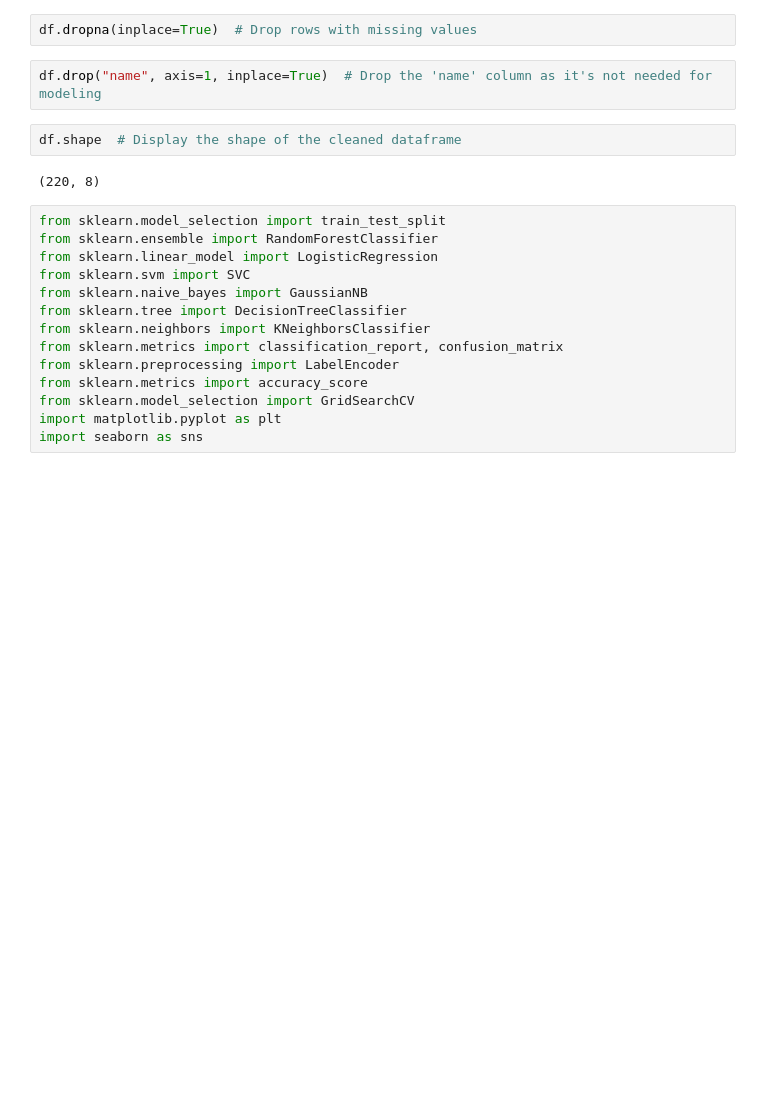
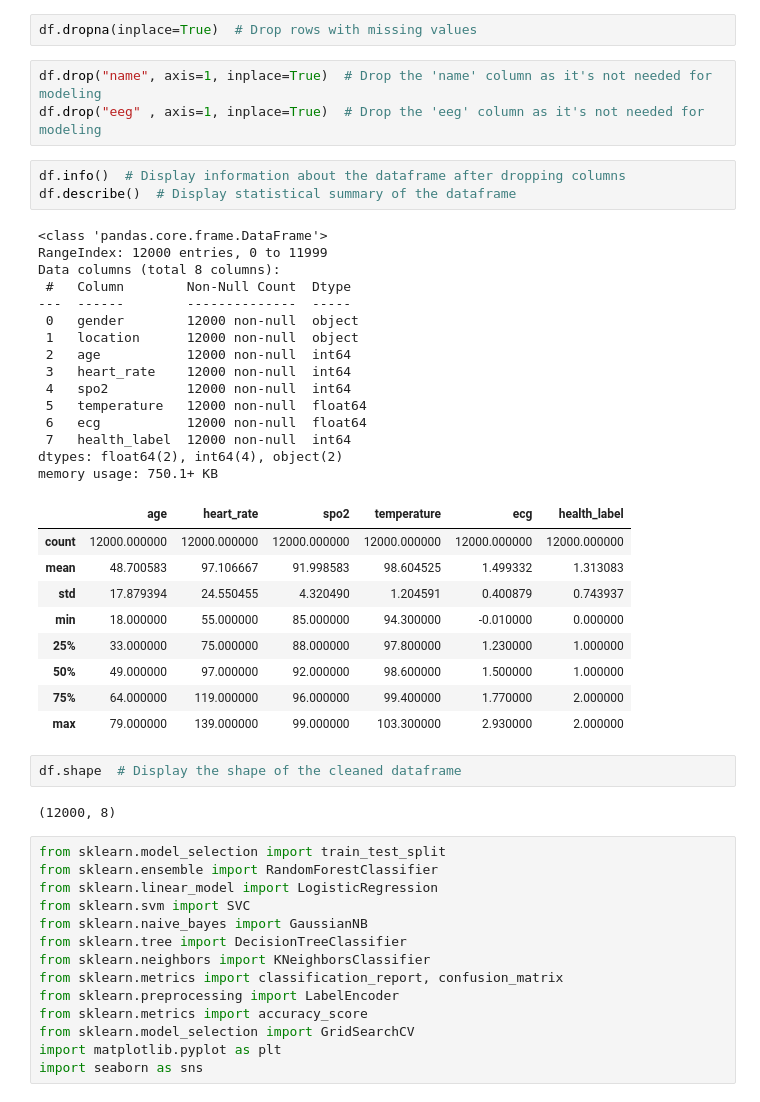
Before and after one commit to akash2003-ai/smart-health-monitoring-ai-iot, a Jupyter notebook: model.ipynb, the cells around one changed output. Saved outputs shown, nothing was run; the diff lists cells and outputs as text; blank space fills up the shorter version.

```diff
--- a/model.ipynb
+++ b/model.ipynb
@@ -49,10 +50,39 @@ dtype: int64
 df.dropna(inplace=True)  # Drop rows with missing values
 # %%
 df.drop("name", axis=1, inplace=True)  # Drop the 'name' column as it's not needed for modeling
+df.drop("eeg" , axis=1, inplace=True)  # Drop the 'eeg' column as it's not needed for modeling
+# %%
+df.info()  # Display information about the dataframe after dropping columns
+df.describe()  # Display statistical summary of the dataframe
+# %% [output]
+<class 'pandas.core.frame.DataFrame'>
+RangeIndex: 12000 entries, 0 to 11999
+Data columns (total 8 columns):
+ #   Column        Non-Null Count  Dtype
+---  ------        --------------  -----
+ 0   gender        12000 non-null  object
+ 1   location      12000 non-null  object
+ 2   age           12000 non-null  int64
+ 3   heart_rate    12000 non-null  int64
+ 4   spo2          12000 non-null  int64
+ 5   temperature   12000 non-null  float64
+ 6   ecg           12000 non-null  float64
+ 7   health_label  12000 non-null  int64
+dtypes: float64(2), int64(4), object(2)
+memory usage: 750.1+ KB
+|  | age | heart_rate | spo2 | temperature | ecg | health_label |
+| count | 12000.000000 | 12000.000000 | 12000.000000 | 12000.000000 | 12000.000000 | 12000.000000 |
+| mean | 48.700583 | 97.106667 | 91.998583 | 98.604525 | 1.499332 | 1.313083 |
+| std | 17.879394 | 24.550455 | 4.320490 | 1.204591 | 0.400879 | 0.743937 |
+| min | 18.000000 | 55.000000 | 85.000000 | 94.300000 | -0.010000 | 0.000000 |
+| 25% | 33.000000 | 75.000000 | 88.000000 | 97.800000 | 1.230000 | 1.000000 |
+| 50% | 49.000000 | 97.000000 | 92.000000 | 98.600000 | 1.500000 | 1.000000 |
+| 75% | 64.000000 | 119.000000 | 96.000000 | 99.400000 | 1.770000 | 2.000000 |
+| max | 79.000000 | 139.000000 | 99.000000 | 103.300000 | 2.930000 | 2.000000 |
 # %%
 df.shape  # Display the shape of the cleaned dataframe
 # %% [output]
-(220, 8)
+(12000, 8)
 # %%
 from sklearn.model_selection import train_test_split
 from sklearn.ensemble import RandomForestClassifier
```
Also changed, not shown: parts of 4 cells of this notebook.
